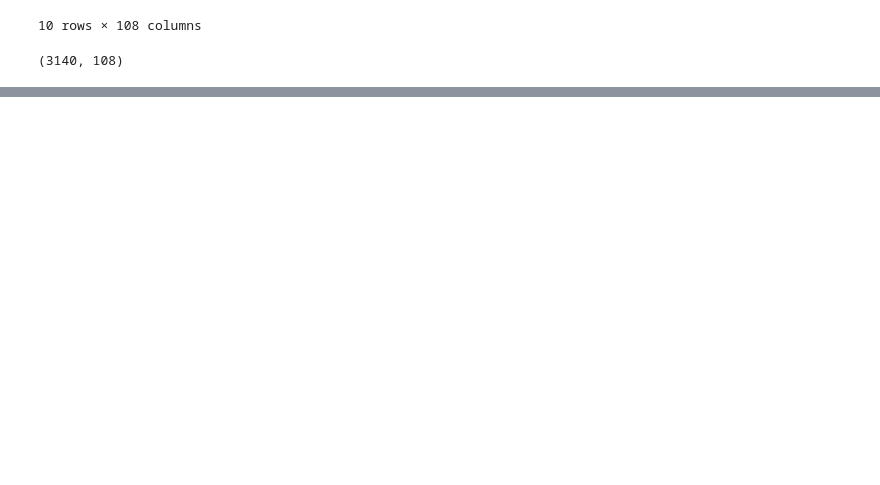
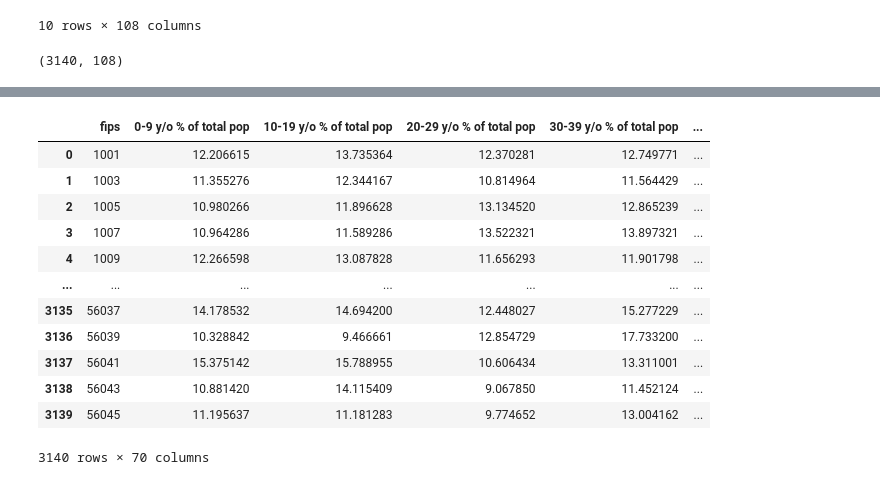
Before and after one commit to AlinaMendez/Regularized-Linear-Regression-Project, a Jupyter notebook: src/explore.ipynb, the cells around one changed output, grey strips where cells are left out. Saved outputs shown, nothing was run; the diff lists cells and outputs as text; code cells hidden in the pictures; blank space fills up the shorter version.

```diff
--- a/src/explore.ipynb
+++ b/src/explore.ipynb
@@ -120,0 +158,6 @@ df_raw.shape
+# %%
+np.abs(corr[TARGET])
+limit_min = 0.75
+limit_max = 1
+filtro = corr[TARGET][(np.abs(corr[TARGET])<limit_max)&(np.abs(corr[TARGET])>limit_min)]
+print(filtro)
@@ -120,0 +182,18 @@ df_raw.shape
+# %%
+df_raw = df_raw.drop(columns=list(filtro.index))
+# %%
+df_raw
+# %% [output]
+|  | fips | 0-9 y/o % of total pop | 10-19 y/o % of total pop | 20-29 y/o % of total pop | 30-39 y/o % of total pop | ... |
+| 0 | 1001 | 12.206615 | 13.735364 | 12.370281 | 12.749771 | ... |
+| 1 | 1003 | 11.355276 | 12.344167 | 10.814964 | 11.564429 | ... |
+| 2 | 1005 | 10.980266 | 11.896628 | 13.134520 | 12.865239 | ... |
+| 3 | 1007 | 10.964286 | 11.589286 | 13.522321 | 13.897321 | ... |
+| 4 | 1009 | 12.266598 | 13.087828 | 11.656293 | 11.901798 | ... |
+| ... | ... | ... | ... | ... | ... | ... |
+| 3135 | 56037 | 14.178532 | 14.694200 | 12.448027 | 15.277229 | ... |
+| 3136 | 56039 | 10.328842 | 9.466661 | 12.854729 | 17.733200 | ... |
+| 3137 | 56041 | 15.375142 | 15.788955 | 10.606434 | 13.311001 | ... |
+| 3138 | 56043 | 10.881420 | 14.115409 | 9.067850 | 11.452124 | ... |
+| 3139 | 56045 | 11.195637 | 11.181283 | 9.774652 | 13.004162 | ... |
+3140 rows × 70 columns
```
Also changed, not shown: parts of 9 cells of this notebook.
